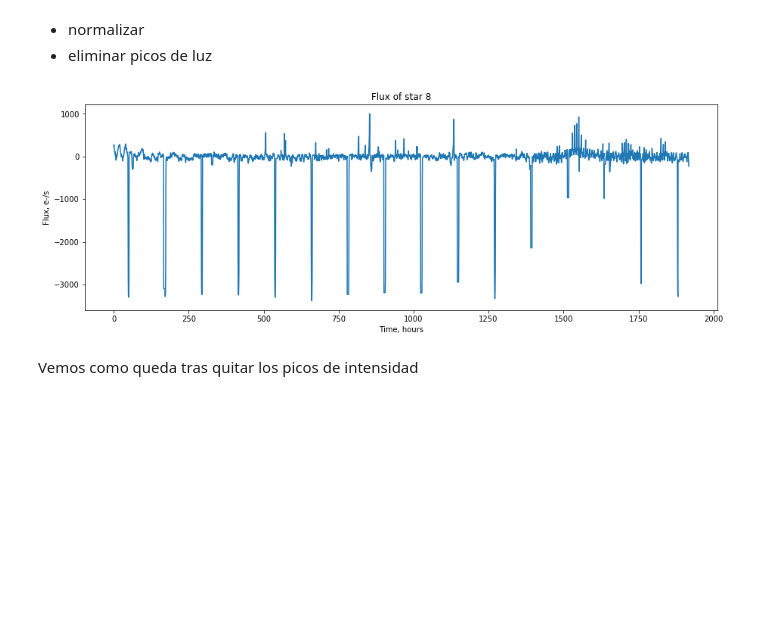
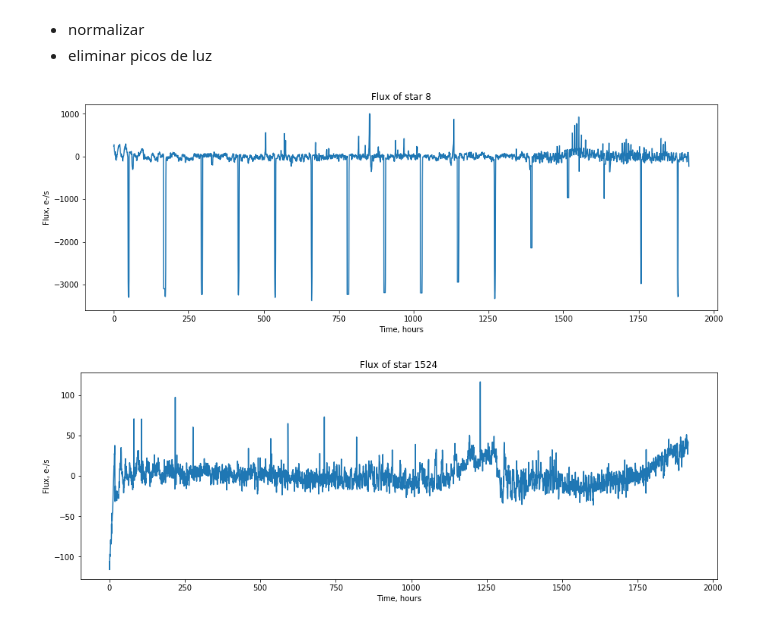
Before and after one commit to herruzojm/ExoplanetIA, a Jupyter notebook: src/prototipos/Perceptron.ipynb, the cells around one changed output. Cells and saved outputs as stored; diff of their text form; code cells hidden in the pictures; blank space fills up the shorter version.

```diff
--- a/src/prototipos/Perceptron.ipynb
+++ b/src/prototipos/Perceptron.ipynb
@@ -116,6 +115,8 @@ df_test = pd.read_csv(f'{PATH}{TEST_FILE}', low_memory=False)
 # %%
 show_flux_plot(df_train.drop('LABEL', axis = 1), [7])
+show_flux_plot(df_train.drop('LABEL', axis = 1), [1523])
 # %% [output]
 [figure]
+[figure, added]
 # %%
 df_train.iloc[:, 1:] = reduce_upper_outliers(df_train.iloc[:, 1:], 0.01)
@@ -123,2 +123,0 @@ df_train = z_score_normalizing(df_train)
-# %% [markdown]
-Vemos como queda tras quitar los picos de intensidad
```
Also changed, not shown: parts of 50 cells of this notebook, 12 other files.
